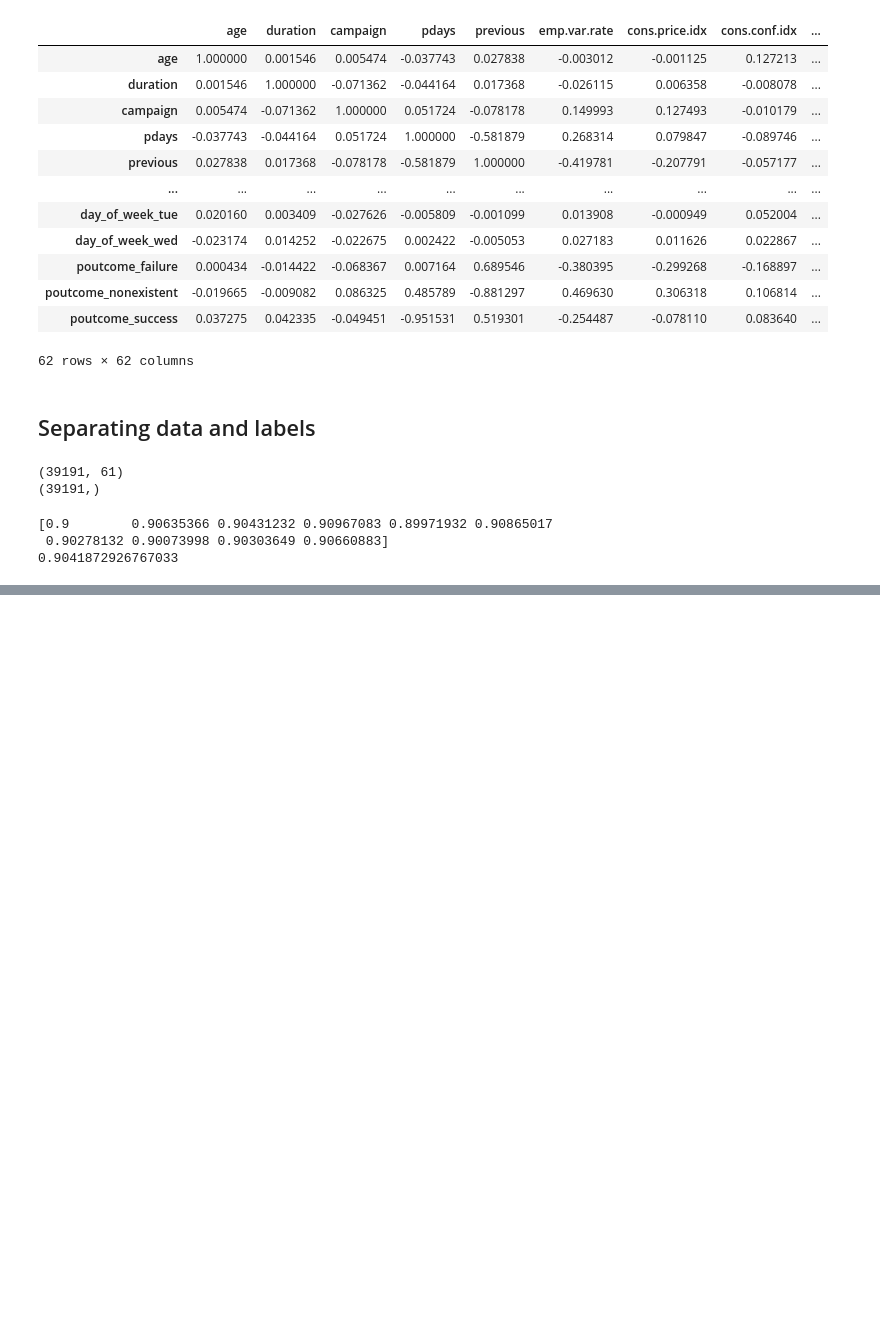
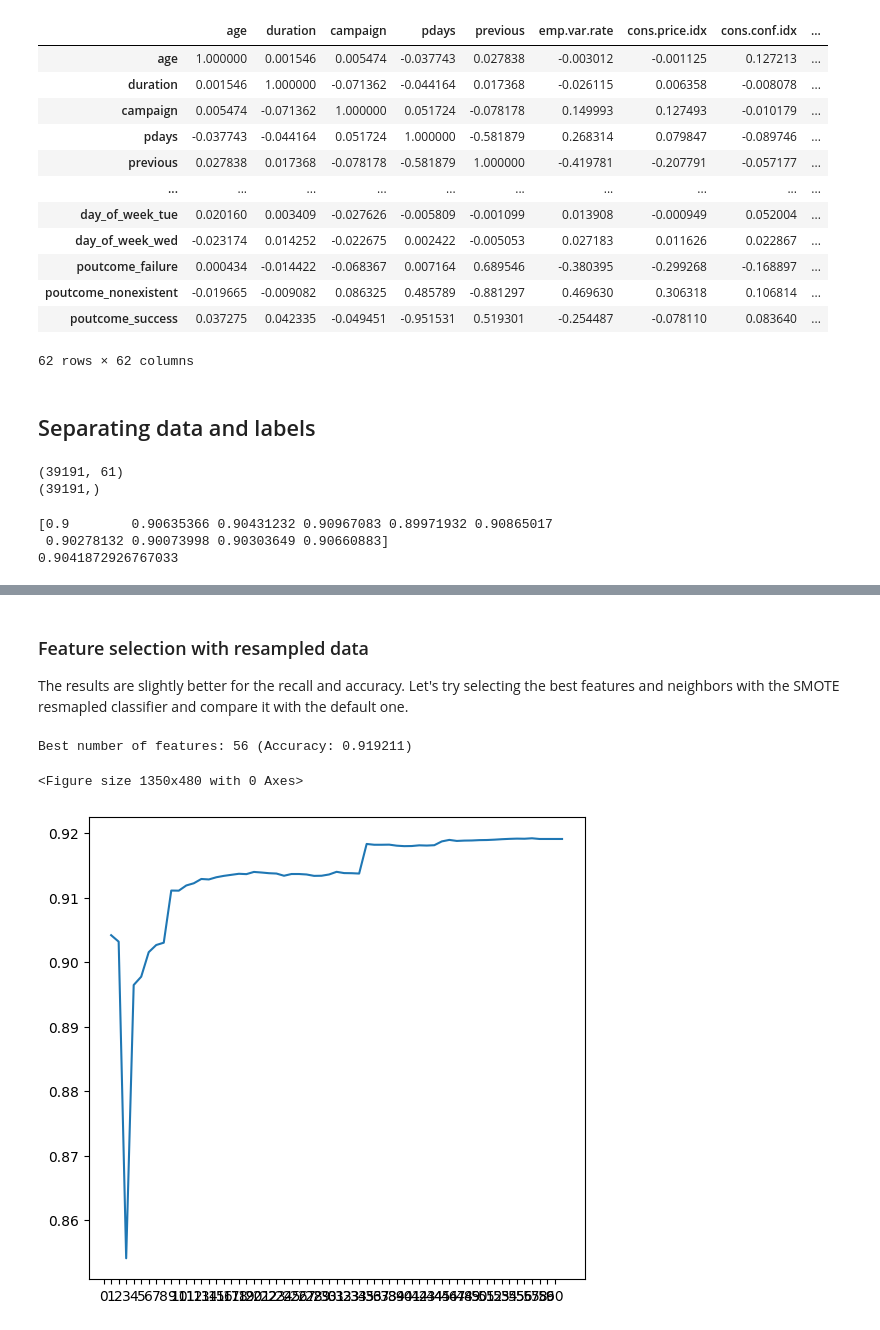
Before and after one commit to khaledmalhal/MIDA_Project, a Jupyter notebook: KNN.ipynb, the cells around one changed output, grey strips where cells are left out. Drawn from its saved outputs; the diff is of its cells as text; code cells hidden in the pictures; blank space fills up the shorter version.

```diff
--- a/KNN.ipynb
+++ b/KNN.ipynb
@@ -233,0 +350,11 @@ Best Params= {'n_neighbors': 29, 'weights': 'uniform'} Accuracy= 0.8974000031244
+# %%
+from imblearn.over_sampling import SMOTE, ADASYN
+X_SMOTE,  y_SMOTE  =  SMOTE().fit_resample(X_train, y_train)
+X_ADASYN, y_ADASYN = ADASYN().fit_resample(X_train, y_train)
+
+knnc_SMOTE  = nb.KNeighborsClassifier(n_neighbors=29)
+knnc_ADASYN = nb.KNeighborsClassifier(n_neighbors=29)
+
+# Train the model with the new resampled training data
+knnc_SMOTE.fit(X_SMOTE, y_SMOTE)
+knnc_ADASYN.fit(X_ADASYN, y_ADASYN)
@@ -233,0 +403,29 @@ Best Params= {'n_neighbors': 29, 'weights': 'uniform'} Accuracy= 0.8974000031244
+# %% [markdown]
+### Feature selection with resampled data
+The results are slightly better for the recall and accuracy. Let's try selecting the best features and neighbors with the SMOTE resmapled classifier and compare it with the default one.
+# %%
+original_SMOTE = np.zeros(col)
+
+# Since this operation takes so much time (~5 minutes), we will do this once and save the values in a file and load from it.
+if os.path.isfile('features_SMOTE.txt'):
+    original_SMOTE = np.loadtxt('features_SMOTE.txt', dtype=float)
+else:
+    for i in range(col):
+        X_new = SelectKBest(mutual_info_classif, k=i+1).fit_transform(X_SMOTE, y_SMOTE)
+        cv_scores = cross_val_score(nb.KNeighborsClassifier(), X=X_new,y=y_SMOTE, cv=cv, scoring='accuracy')
+        original_SMOTE[i]=np.mean(cv_scores)
+    np.savetxt('features_SMOTE.txt', original, fmt='%f')
+# %%
+print('Best number of features: %d (Accuracy: %f)' % (np.argmax(original_SMOTE), (np.max(original_SMOTE))))
+# %% [output]
+Best number of features: 56 (Accuracy: 0.919211)
+# %%
+plt.figure().set_figwidth(13.5)
+plt.figure().set_figheight(6)
+plt.xticks(np.arange(0, col, step=1))
+plt.rcParams['figure.figsize'] = [13.5, 6]
+plt.plot(range(1,col+1),original_SMOTE)
+plt.savefig('KValues_mutual_SMOTE.png', dpi=600)
+# %% [output]
+<Figure size 1350x480 with 0 Axes>
+[figure, added]
```
Also changed, not shown: parts of 43 cells of this notebook, 5 other files.
